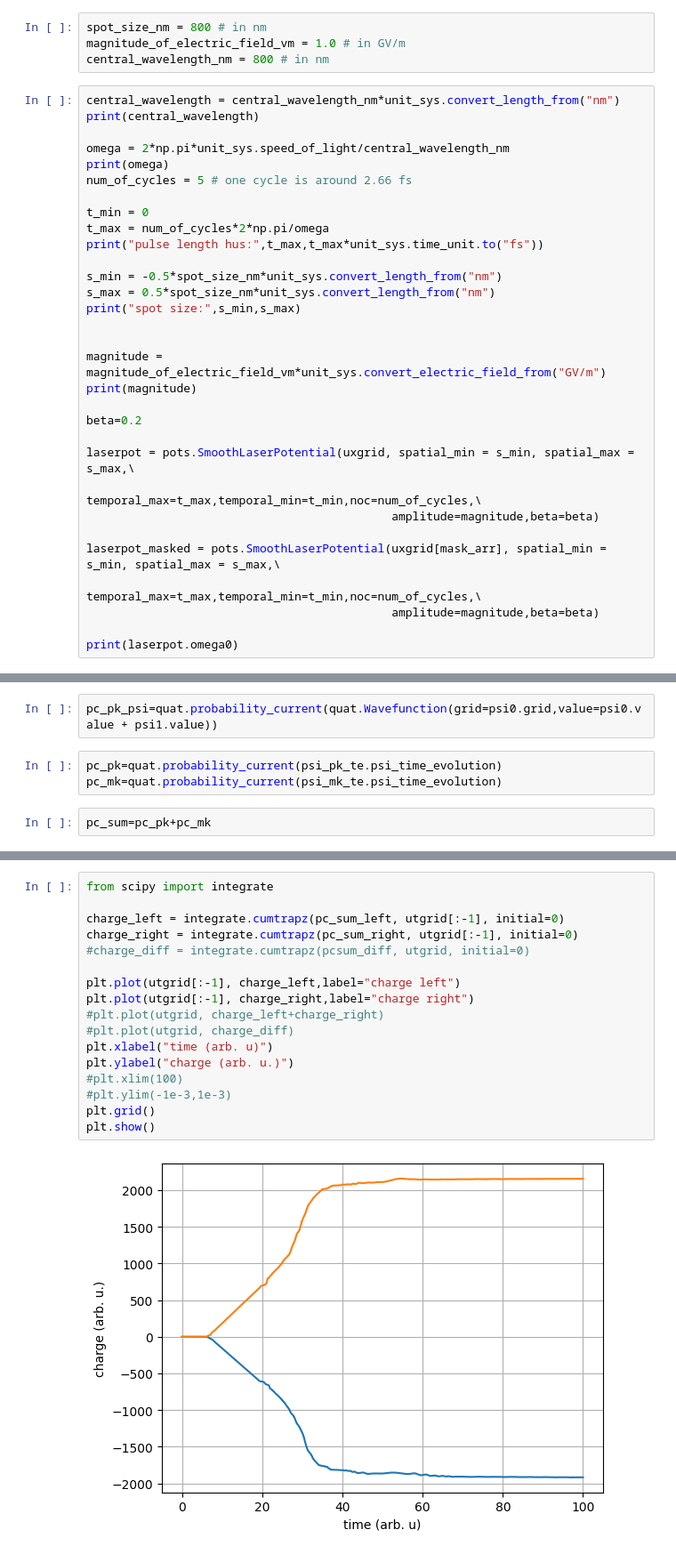
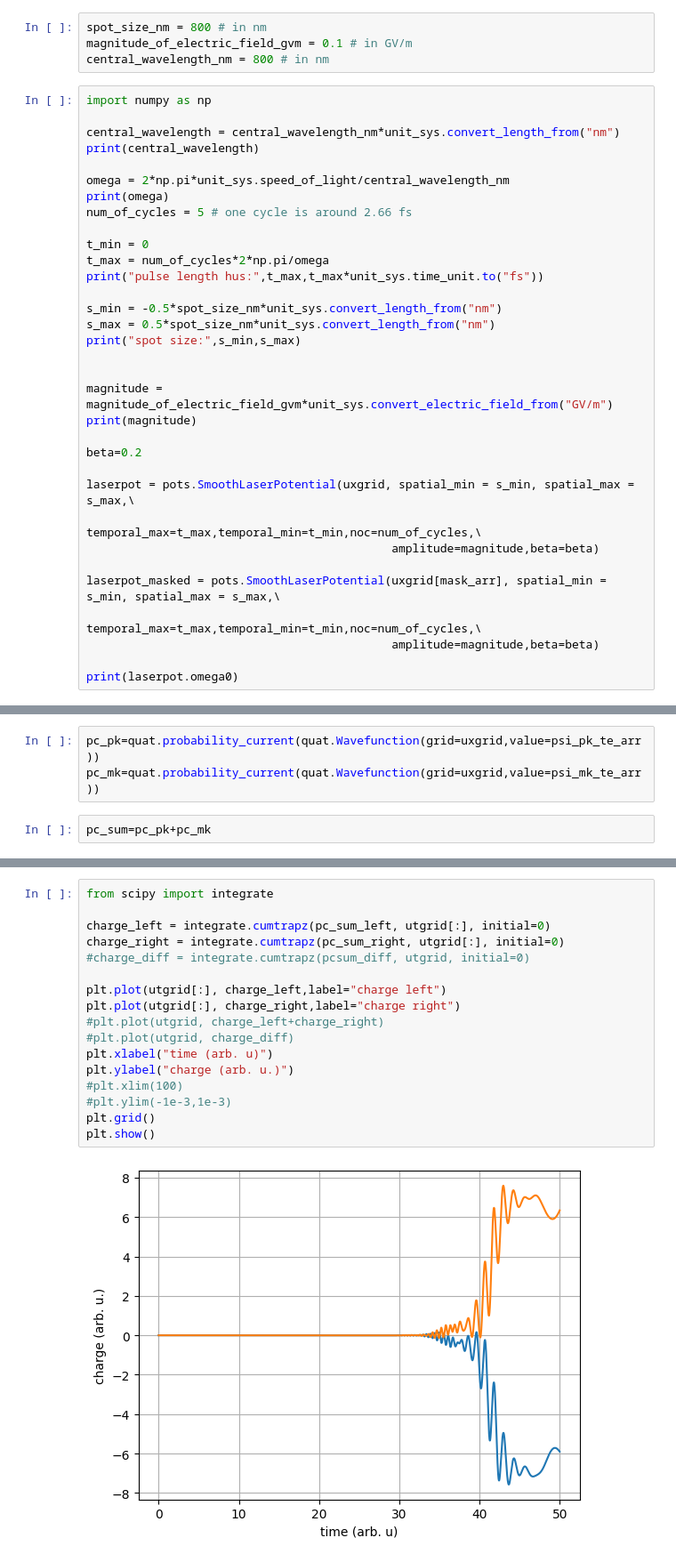
Before and after one commit to magashegyi/testrepo, a Jupyter notebook: test_time_evolution.ipynb, the cells around one changed output, grey strips where cells are left out. Shown at 89% size. Cells and saved outputs as stored; diff of their text form.

```diff
--- a/test_time_evolution.ipynb
+++ b/test_time_evolution.ipynb
@@ -297,9 +326,11 @@ plt.show()
 # Laser potential
 # %%
 spot_size_nm = 800 # in nm
-magnitude_of_electric_field_vm = 1.0 # in GV/m
+magnitude_of_electric_field_gvm = 0.1 # in GV/m
 central_wavelength_nm = 800 # in nm
 # %%
+import numpy as np
+
 central_wavelength = central_wavelength_nm*unit_sys.convert_length_from("nm")
 print(central_wavelength)
 
@@ -316,7 +347,7 @@ s_max = 0.5*spot_size_nm*unit_sys.convert_length_from("nm")
 print("spot size:",s_min,s_max)
 
 
-magnitude = magnitude_of_electric_field_vm*unit_sys.convert_electric_field_from("GV/m")
+magnitude = magnitude_of_electric_field_gvm*unit_sys.convert_electric_field_from("GV/m")
 print(magnitude)
 
 beta=0.2
@@ -535,8 +621,6 @@ print(type(psi))
 # %%
-pc_pk_psi=quat.probability_current(quat.Wavefunction(grid=psi0.grid,value=psi0.value + psi1.value))
+pc_pk=quat.probability_current(quat.Wavefunction(grid=uxgrid,value=psi_pk_te_arr))
+pc_mk=quat.probability_current(quat.Wavefunction(grid=uxgrid,value=psi_mk_te_arr))
-# %%
-pc_pk=quat.probability_current(psi_pk_te.psi_time_evolution)
-pc_mk=quat.probability_current(psi_mk_te.psi_time_evolution)
 # %%
 pc_sum=pc_pk+pc_mk
 # %%
@@ -559,19 +643,19 @@ plt.show()
 # %%
 from scipy import integrate
 
-charge_left = integrate.cumtrapz(pc_sum_left, utgrid[:-1], initial=0)
-charge_right = integrate.cumtrapz(pc_sum_right, utgrid[:-1], initial=0)
+charge_left = integrate.cumtrapz(pc_sum_left, utgrid[:], initial=0)
+charge_right = integrate.cumtrapz(pc_sum_right, utgrid[:], initial=0)
 #charge_diff = integrate.cumtrapz(pcsum_diff, utgrid, initial=0)
 
-plt.plot(utgrid[:-1], charge_left,label="charge left")
-plt.plot(utgrid[:-1], charge_right,label="charge right")
+plt.plot(utgrid[:], charge_left,label="charge left")
+plt.plot(utgrid[:], charge_right,label="charge right")
 #plt.plot(utgrid, charge_left+charge_right)
 #plt.plot(utgrid, charge_diff)
 plt.xlabel("time (arb. u)")
 plt.ylabel("charge (arb. u.)")
 #plt.xlim(100)
 #plt.ylim(-1e-3,1e-3)
 plt.grid()
 plt.show()
 # %% [output]
-[figure, old version]
+[figure, new version]
```
Also changed, not shown: parts of 29 cells of this notebook, 6 other files.
